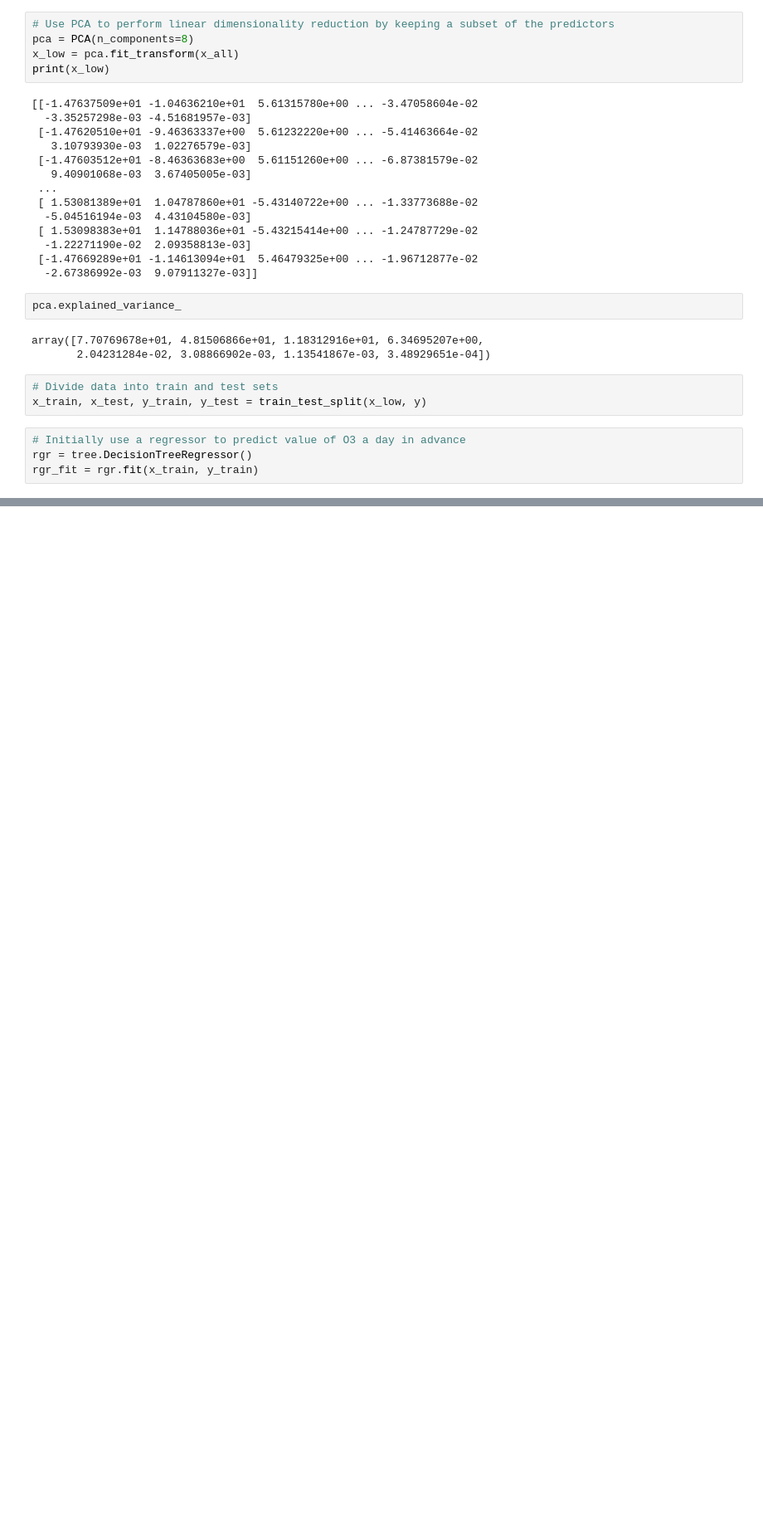
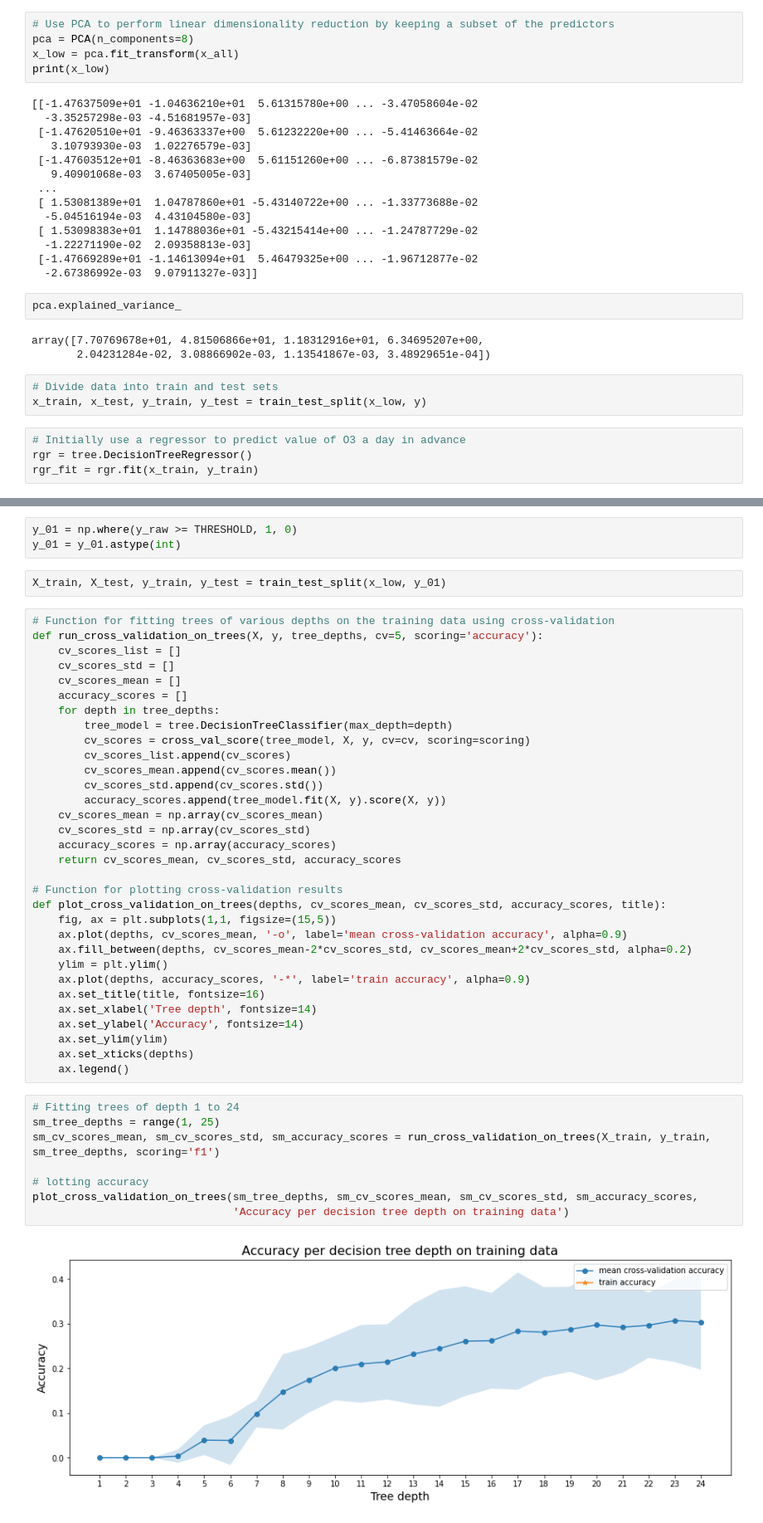
Before and after one commit to bishoyroufael/CIP_BremenAirPollution, a Jupyter notebook: notebooks/decision-tree-predictor.ipynb, the cells around one changed output, grey strips where cells are left out. Shown: that part at 83% size. Saved outputs shown, nothing was run; the diff lists cells and outputs as text; blank space fills up the shorter version.

Commit message:
Add classification model and evaluate accuracy

```diff
--- a/notebooks/decision-tree-predictor.ipynb
+++ b/notebooks/decision-tree-predictor.ipynb
@@ -362,0 +382,47 @@ sm_scores
+# %%
+y_01 = np.where(y_raw >= THRESHOLD, 1, 0)
+y_01 = y_01.astype(int)
+# %%
+X_train, X_test, y_train, y_test = train_test_split(x_low, y_01)
+# %%
+# Function for fitting trees of various depths on the training data using cross-validation
+def run_cross_validation_on_trees(X, y, tree_depths, cv=5, scoring='accuracy'):
+    cv_scores_list = []
+    cv_scores_std = []
+    cv_scores_mean = []
+    accuracy_scores = []
+    for depth in tree_depths:
+        tree_model = tree.DecisionTreeClassifier(max_depth=depth)
+        cv_scores = cross_val_score(tree_model, X, y, cv=cv, scoring=scoring)
+        cv_scores_list.append(cv_scores)
+        cv_scores_mean.append(cv_scores.mean())
+        cv_scores_std.append(cv_scores.std())
+        accuracy_scores.append(tree_model.fit(X, y).score(X, y))
+    cv_scores_mean = np.array(cv_scores_mean)
+    cv_scores_std = np.array(cv_scores_std)
+    accuracy_scores = np.array(accuracy_scores)
+    return cv_scores_mean, cv_scores_std, accuracy_scores
+
+# Function for plotting cross-validation results
+def plot_cross_validation_on_trees(depths, cv_scores_mean, cv_scores_std, accuracy_scores, title):
+    fig, ax = plt.subplots(1,1, figsize=(15,5))
+    ax.plot(depths, cv_scores_mean, '-o', label='mean cross-validation accuracy', alpha=0.9)
+    ax.fill_between(depths, cv_scores_mean-2*cv_scores_std, cv_scores_mean+2*cv_scores_std, alpha=0.2)
+    ylim = plt.ylim()
+    ax.plot(depths, accuracy_scores, '-*', label='train accuracy', alpha=0.9)
+    ax.set_title(title, fontsize=16)
+    ax.set_xlabel('Tree depth', fontsize=14)
+    ax.set_ylabel('Accuracy', fontsize=14)
+    ax.set_ylim(ylim)
+    ax.set_xticks(depths)
+    ax.legend()
+# %%
+# Fitting trees of depth 1 to 24
+sm_tree_depths = range(1, 25)
+sm_cv_scores_mean, sm_cv_scores_std, sm_accuracy_scores = run_cross_validation_on_trees(X_train, y_train, sm_tree_depths, scoring='f1')
+
+# lotting accuracy
+plot_cross_validation_on_trees(sm_tree_depths, sm_cv_scores_mean, sm_cv_scores_std, sm_accuracy_scores,
+                               'Accuracy per decision tree depth on training data')
+# %% [output]
+[figure, added]
```
Also changed, not shown: parts of 8 cells of this notebook.
